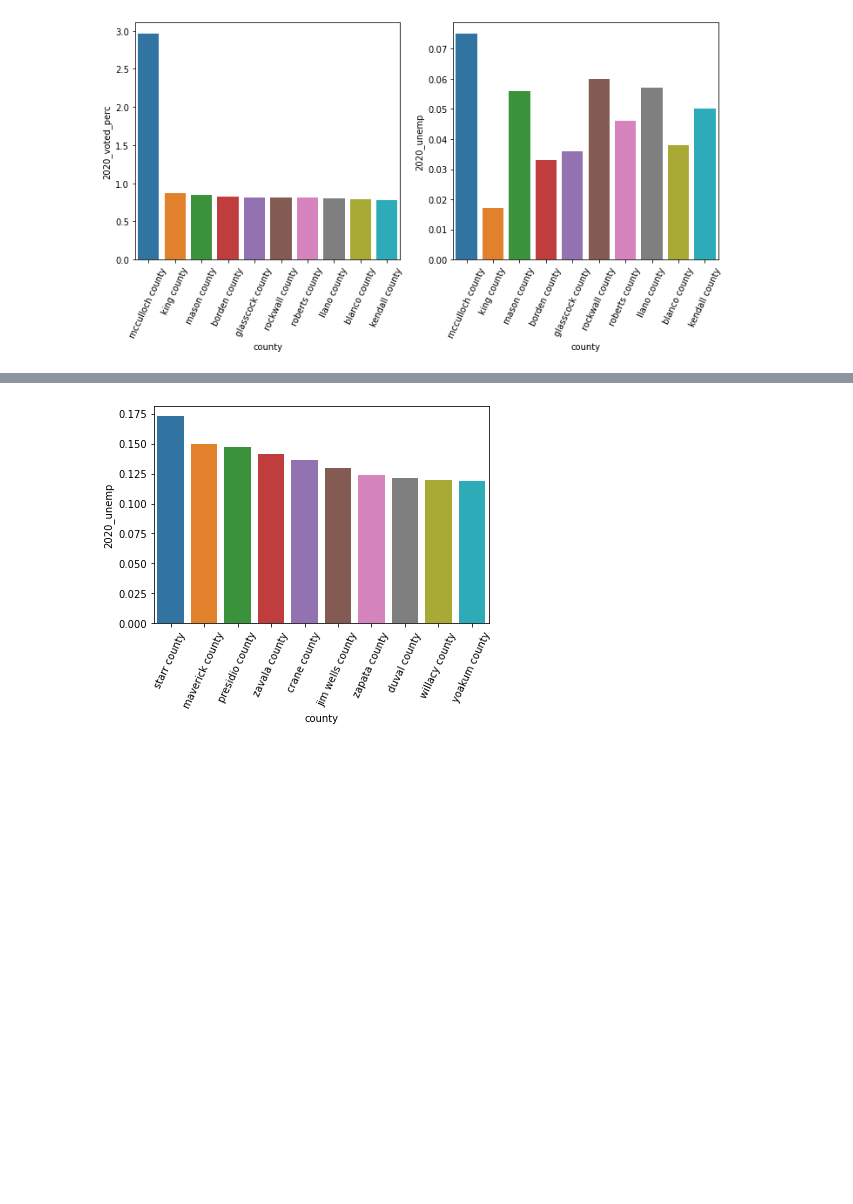
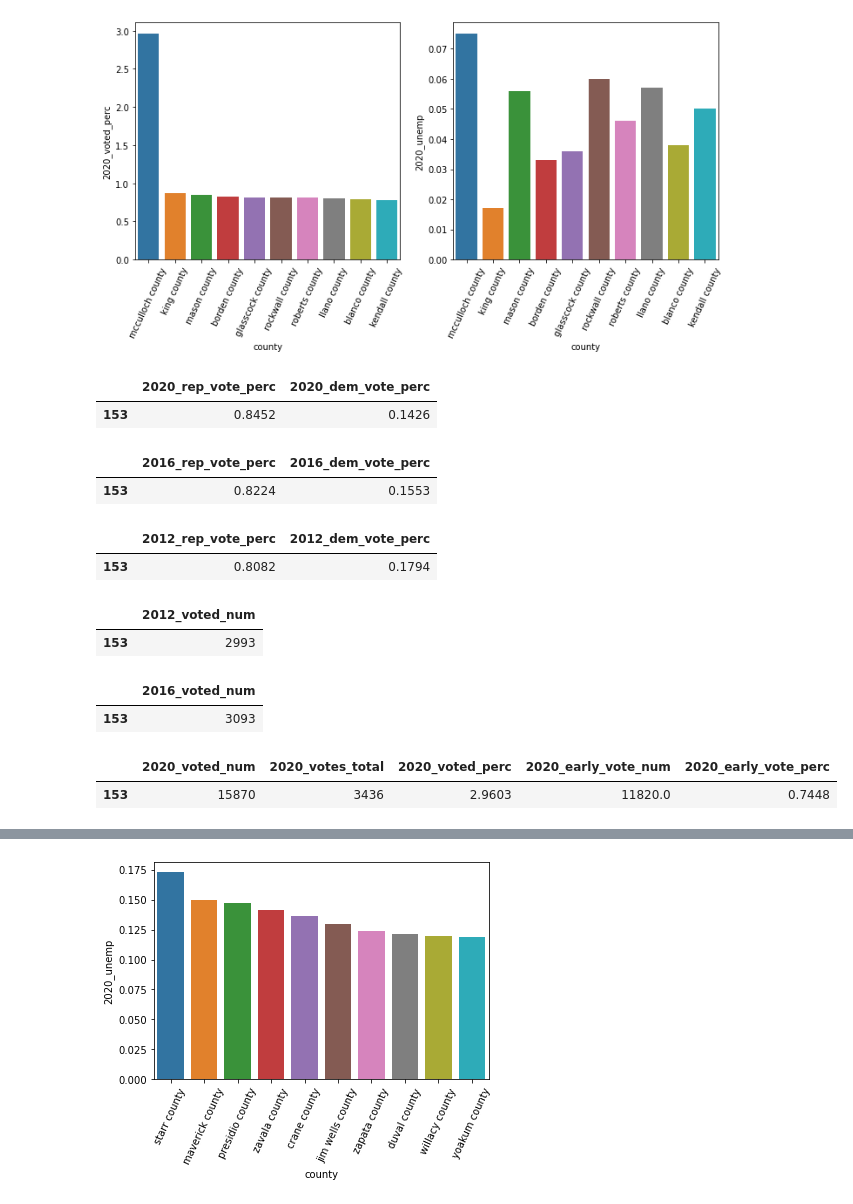
Before and after one commit to yae-sushi/Texas-General-Election-Preds, a Jupyter notebook: Chloe-EDA.ipynb, the cells around one changed output, grey strips where cells are left out. Cells and saved outputs as stored; diff of their text form; code cells hidden in the pictures; blank space fills up the shorter version.

Commit message:
mcculloch fix

```diff
--- a/Chloe-EDA.ipynb
+++ b/Chloe-EDA.ipynb
@@ -70,3 +52,33 @@ sns.barplot(data=subset, x = 'county', y = '2020_unemp')
 plt.xticks(rotation = 65);
 # %% [output]
 [figure]
+# %%
+df.loc[df['county'] == 'mcculloch county'][['2020_rep_vote_perc', '2020_dem_vote_perc']]
+# %% [output]
+|  | 2020_rep_vote_perc | 2020_dem_vote_perc |
+| 153 | 0.8452 | 0.1426 |
+# %%
+df.loc[df['county'] == 'mcculloch county'][['2016_rep_vote_perc', '2016_dem_vote_perc']]
+# %% [output]
+|  | 2016_rep_vote_perc | 2016_dem_vote_perc |
+| 153 | 0.8224 | 0.1553 |
+# %%
+df.loc[df['county'] == 'mcculloch county'][['2012_rep_vote_perc', '2012_dem_vote_perc']]
+# %% [output]
+|  | 2012_rep_vote_perc | 2012_dem_vote_perc |
+| 153 | 0.8082 | 0.1794 |
+# %%
+df.loc[df['county'] == 'mcculloch county'][['2012_voted_num']]
+# %% [output]
+|  | 2012_voted_num |
+| 153 | 2993 |
+# %%
+df.loc[df['county'] == 'mcculloch county'][['2016_voted_num']]
+# %% [output]
+|  | 2016_voted_num |
+| 153 | 3093 |
+# %%
+df.loc[df['county'] == 'mcculloch county'][['2020_voted_num', '2020_votes_total', '2020_voted_perc', '2020_early_vote_num', '2020_early_vote_perc']]
+# %% [output]
+|  | 2020_voted_num | 2020_votes_total | 2020_voted_perc | 2020_early_vote_num | 2020_early_vote_perc |
+| 153 | 15870 | 3436 | 2.9603 | 11820.0 | 0.7448 |
```
Also changed, not shown: parts of 8 cells of this notebook, 3 other files.
